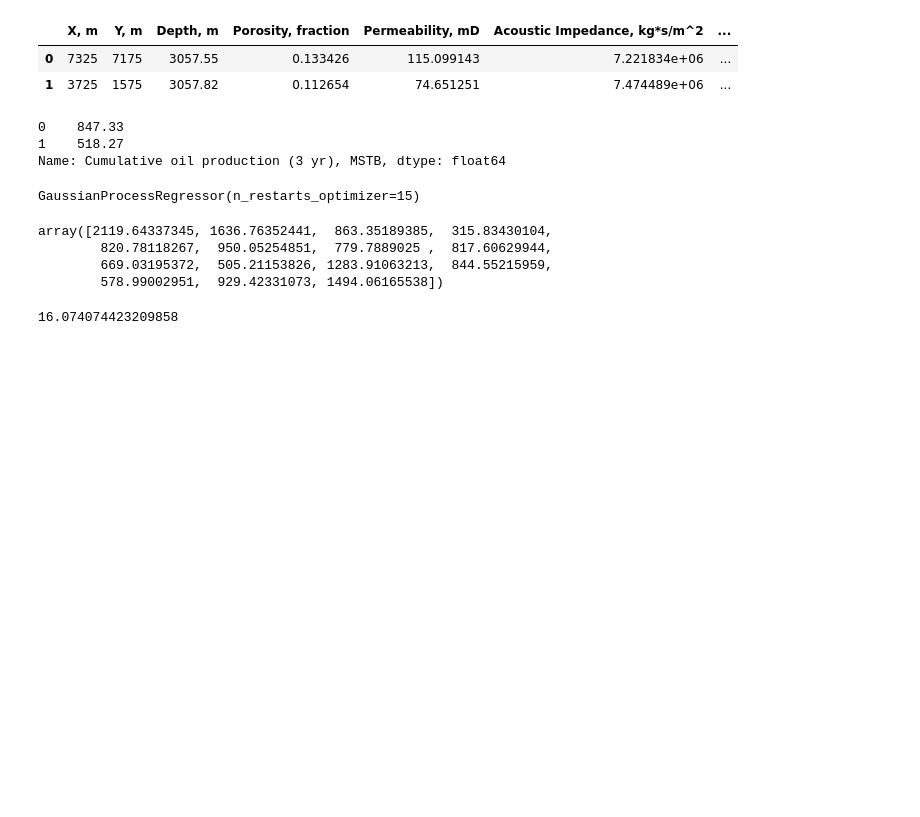
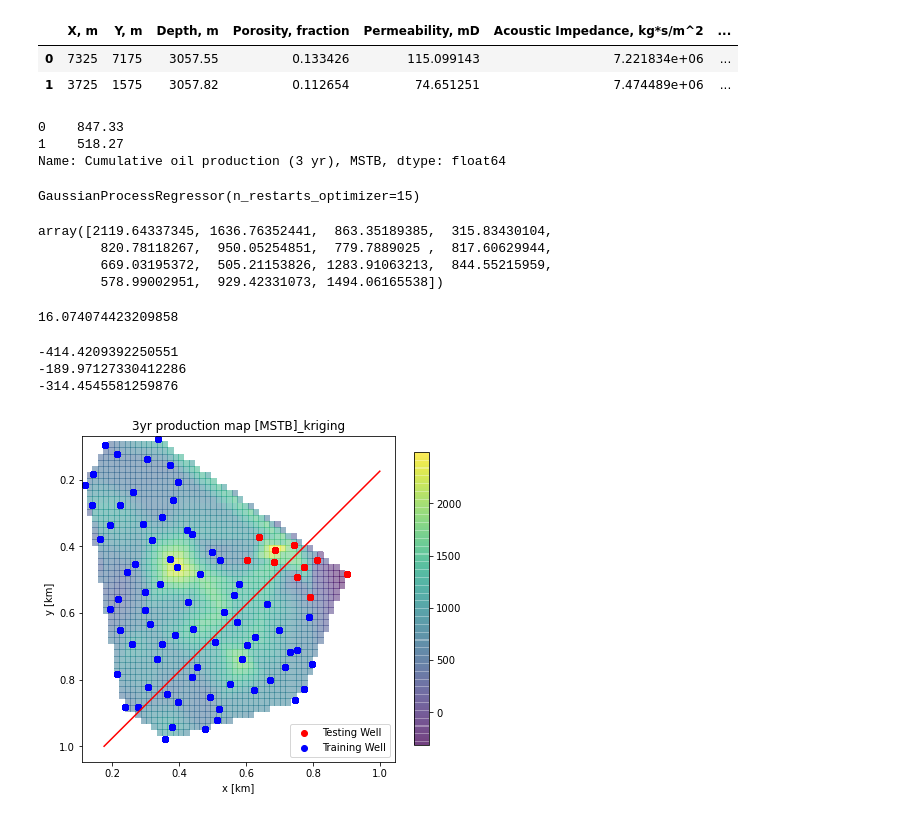
Before and after one commit to PGEHackathon/High-Risk-Low-Return, a Jupyter notebook: ML_scratchPaper.ipynb, the cells around one changed output. Cells and saved outputs as stored; diff of their text form; code cells hidden in the pictures; blank space fills up the shorter version.

Commit message:
ML model

```diff
--- a/ML_scratchPaper.ipynb
+++ b/ML_scratchPaper.ipynb
@@ -185,0 +250,64 @@ np.mean(np.abs(y_pred - y_test)/y_test * 100)
+# %%
+##Make prediction map
+from sklearn.gaussian_process import GaussianProcessRegressor
+from sklearn.gaussian_process.kernels import RBF, ConstantKernel as C
+from sklearn.model_selection import cross_val_score
+
+gp = GaussianProcessRegressor(n_restarts_optimizer=15)
+gp.fit(df_agg_merge_producer_train, df_agg_merge_producer_target)
+result = gp.predict(df_agg_preProducer)
+print(cross_val_score(gp, df_agg_merge_producer_train, df_agg_merge_producer_target, scoring='neg_mean_absolute_error').mean())
+
+from sklearn.ensemble import RandomForestRegressor
+randomForest = RandomForestRegressor(n_estimators=200, max_depth=10, random_state=0)
+randomForest.fit(df_agg_merge_producer_train, df_agg_merge_producer_target)
+result2 = randomForest.predict(df_agg_preProducer)
+print(cross_val_score(randomForest, df_agg_merge_producer_train, df_agg_merge_producer_target, scoring='neg_mean_absolute_error').mean())
+
+from sklearn.svm import SVR
+supportVR = SVR(kernel = 'rbf')
+supportVR.fit(df_agg_merge_producer_train, df_agg_merge_producer_target)
+result3 = supportVR.predict(df_agg_preProducer)
+print(cross_val_score(supportVR, df_agg_merge_producer_train, df_agg_merge_producer_target, scoring='neg_mean_absolute_error').mean())
+# %% [output]
+-414.4209392250551
+-189.97127330412286
+-314.4545581259876
+# %%
+from scipy.interpolate import interp2d
+from scipy.interpolate import LinearNDInterpolator
+
+##Aggregate the data tfor plotting purpuse
+X_data = np.hstack((df_agg_merge_producer_train['X, m'].values, df_agg_preProducer['X, m'].values))
+Y_data = np.hstack((df_agg_merge_producer_train['Y, m'].values, df_agg_preProducer['Y, m'].values))
+Z_data = np.hstack((df_agg_merge_producer_target.values, result))
+
+X_prod3 = np.linspace(min(X_data), max(X_data))
+Y_prod3 = np.linspace(min(Y_data), max(Y_data))
+X_prod3, Y_prod3 = np.meshgrid(X_prod3, Y_prod3)
+interp = LinearNDInterpolator(list(zip(X_data, Y_data)), Z_data)
+Z_prod3 = interp(X_prod3, Y_prod3)
+
+fig, ax = plt.subplots(figsize = (7, 6))
+im0 = ax.pcolormesh(X_prod3, Y_prod3, Z_prod3, shading='auto', alpha = 0.5)
+ax.plot([10000/10000, 1750/10000], [1750/10000, 10000/10000], 'r')
+im1 = ax.scatter(df_preProducer_imputed_scale['X, m'], df_preProducer_imputed_scale['Y, m'], c = 'red')
+im2 = ax.scatter(df_producer_imputed_scale['X, m'], df_producer_imputed_scale['Y, m'], c = 'blue')
+
+#Plotting Well Number
+#wellNumberMarker = [x.split("_")[-1] for x in df_producer['Well_ID'].values]
+#for i, txt in enumerate(wellNumberMarker):
+#    ax.annotate(txt, ((df_producer['X, m'][i], df_producer['Y, m'][i])))
+#wellNumberMarker = [x.split("_")[-1] for x in df_preProc['Well_ID'].values]
+#for i, txt in enumerate(wellNumberMarker):
+#    ax.annotate(txt, ((df_preProc['X, m'][i], df_preProc['Y, m'][i])))
+
+ax.set_xlabel('x [km]')
+ax.set_ylabel('y [km]')
+ax.set_title('3yr production map [MSTB]_kriging')
+ax.legend([im1, im2], ['Testing Well', 'Training Well'])
+
+fig.colorbar(im0, ax = ax, shrink=0.9)
+plt.gca().invert_yaxis()
+# %% [output]
+[figure, added]
```
Also changed, not shown: parts of 37 cells of this notebook, 2 other files.
